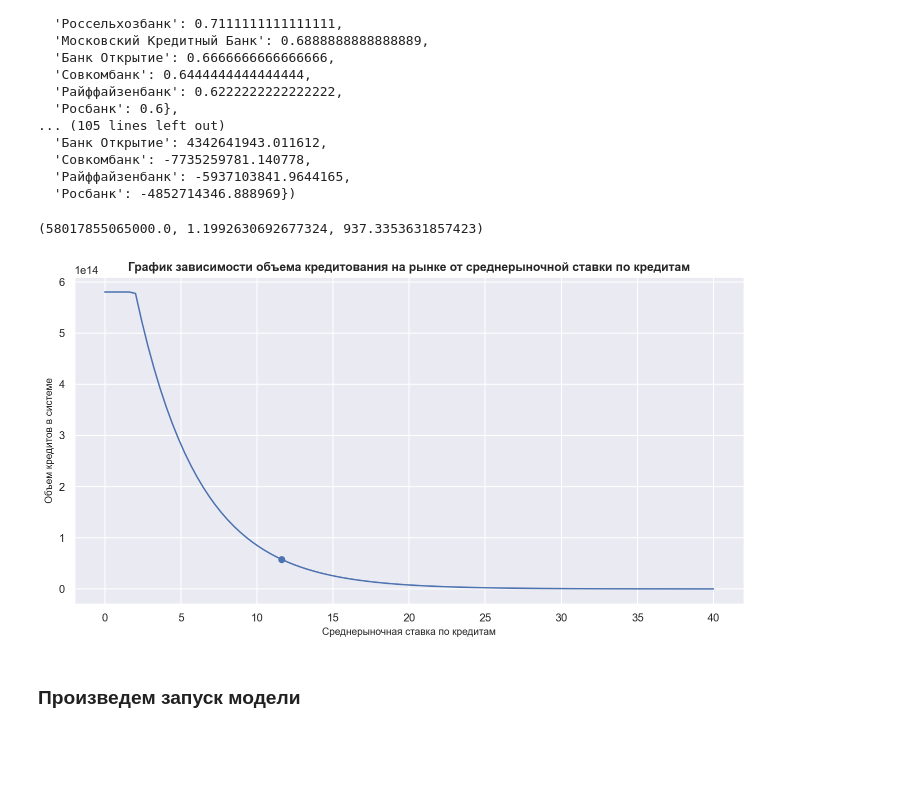
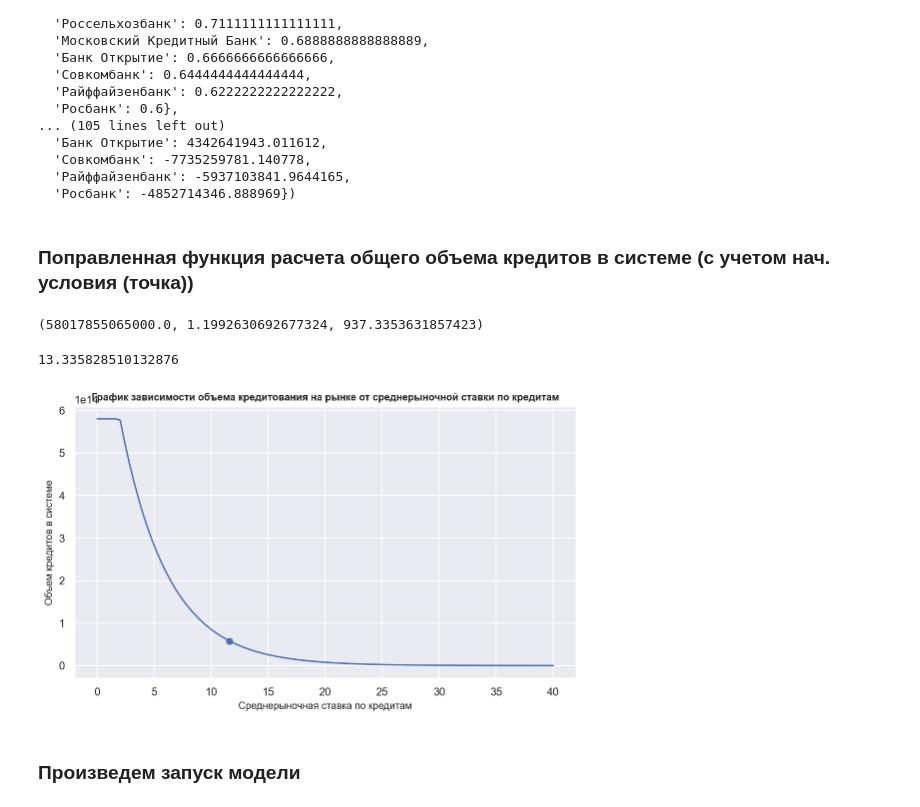
Before and after one commit to archimedes1515/coursework, a Jupyter notebook: KR.ipynb, the cells around one changed output. Drawn from its saved outputs; the diff is of its cells as text; code cells hidden in the pictures; blank space fills up the shorter version.

```diff
--- a/KR.ipynb
+++ b/KR.ipynb
@@ -448,6 +433,8 @@ banks_names = banks_of_interest_lst
 CBMoney_t_1 = (df_deposit_portf.iloc[:, 0] - df_cred_portf.iloc[:, 0]).to_dict() # CBMoney в конце позапрошлого квартала
 CBMoney = (df_deposit_portf.iloc[:, 1] - df_cred_portf.iloc[:, 1]).to_dict() # CBMoney в конце прошлого квартала
 BankProfit_optimiz_dict = {k: 0 for k in banks_names}
+# %% [markdown]
+### Поправленная функция расчета общего объема кредитов в системе (с учетом нач. условия (точка))
 # %%
 k = 5 * mt.log(10 * start_balance / credit_vol) / (df_credit_rates.iloc[:, 1].mean() - 2)
 c = 10 * start_balance * mt.e ** (2 * 0.2 * k)
@@ -461,19 +448,22 @@ def credit_vol_calc(x, elast, start_balance):
     k = 5 * mt.log(10 * start_balance / credit_vol) / (df_credit_rates.iloc[:, 1].mean() - 2)
     c = 10 * start_balance * mt.e ** (2 * elast * k)
     return c * mt.exp(-elast * k * x) if x >= 2 else 10 * start_balance
+credit_vol_calc(17.73, 0.2, start_balance) /1e12
+# %% [output]
+13.335828510132876
 # %%
 %config InlineBackend.figure_format = 'retina'
 x_arr = np.linspace(0, 40, 100)
 y_arr = [credit_vol_calc(x, 0.2, start_balance) for x in x_arr]
-plt.figure(figsize=(12, 6))
+plt.figure(figsize=(9, 5))
 plt.xlabel('Среднерыночная ставка по кредитам', fontsize=10)
 plt.ylabel('Объем кредитов в системе', fontsize=10)
-plt.title('График зависимости объема кредитования на рынке от среднерыночной ставки по кредитам', fontsize=12, weight='bold')
+plt.title('График зависимости объема кредитования на рынке от среднерыночной ставки по кредитам', fontsize=10, weight='bold')
 plt.scatter(x=df_credit_rates.iloc[:, 1].mean(), y=credit_vol)
 plt.plot(x_arr, y_arr)
 plt.show()
 # %% [output]
-[figure, old version]
+[figure, new version]
 # %% [markdown]
 ### Произведем запуск модели
 # %%
```
Also changed, not shown: parts of 31 cells of this notebook.
